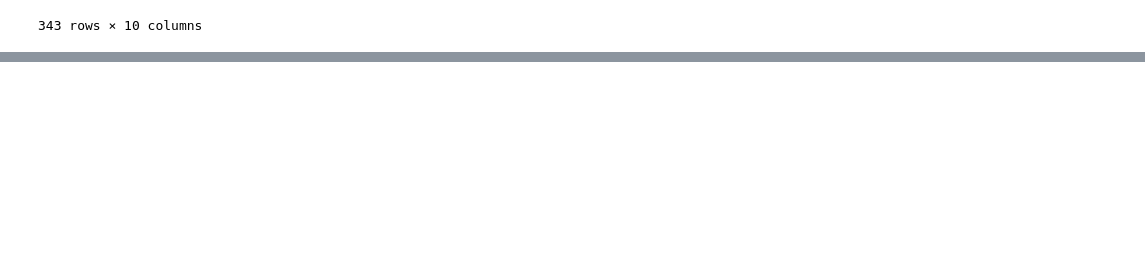
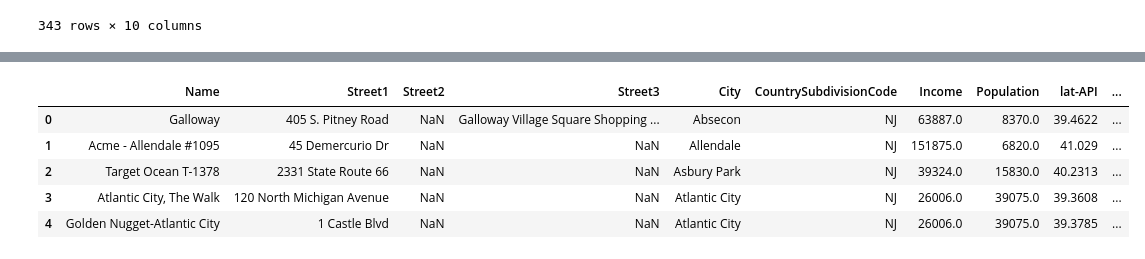
Before and after one commit to rmishra1990/Data-Gurus, a Jupyter notebook: Starbucks Proj 1.ipynb, the cells around one changed output, grey strips where cells are left out. Saved outputs shown, nothing was run; the diff lists cells and outputs as text; code cells hidden in the pictures; blank space fills up the shorter version.

```diff
--- a/Starbucks Proj 1.ipynb
+++ b/Starbucks Proj 1.ipynb
@@ -179,0 +239,6 @@ Name: City, Length: 166, dtype: int64
+# %%
+# use iterrows to iterate through pandas dataframe
+for index, row in starbucks_df.iterrows():
+    starbucks_df['target search add'] = starbucks_df['Street1'] + "," + starbucks_df['City'] + "," + starbucks_df['CountrySubdivisionCode']
+
+starbucks_df
@@ -179,0 +264,22 @@ Name: City, Length: 166, dtype: int64
+# %%
+
+# use iterrows to iterate through pandas dataframe
+for index, row in starbucks_df.iterrows():
+
+    try:
+
+        # Target address
+        target_address = row['target search add']
+
+        # Build the endpoint URL
+        target_url = ('https://maps.googleapis.com/maps/api/geocode/json?'
+        'address={0}&key={1}').format(target_address, gkey)
+
+        geo_data = requests.get(target_url).json()
+        lat = geo_data["results"][0]["geometry"]["location"]["lat"]
+        lng = geo_data["results"][0]["geometry"]["location"]["lng"]
+
+        starbucks_df.loc[index, 'lat-API'] = lat
+        starbucks_df.loc[index, 'long-API'] = lng
+    except:
+        print("error " + str(index))
@@ -179,0 +309,11 @@ Name: City, Length: 166, dtype: int64
+# %%
+starbucks_df =starbucks_df.drop(columns=['Latitude', 'Longitude'])
+starbucks_df =
+starbucks_df.head()
+# %% [output]
+|  | Name | Street1 | Street2 | Street3 | City | CountrySubdivisionCode | Income | Population | lat-API | ... |
+| 0 | Galloway | 405 S. Pitney Road | NaN | Galloway Village Square Shopping ... | Absecon | NJ | 63887.0 | 8370.0 | 39.4622 | ... |
+| 1 | Acme - Allendale #1095 | 45 Demercurio Dr | NaN | NaN | Allendale | NJ | 151875.0 | 6820.0 | 41.029 | ... |
+| 2 | Target Ocean T-1378 | 2331 State Route 66 | NaN | NaN | Asbury Park | NJ | 39324.0 | 15830.0 | 40.2313 | ... |
+| 3 | Atlantic City, The Walk | 120 North Michigan Avenue | NaN | NaN | Atlantic City | NJ | 26006.0 | 39075.0 | 39.3608 | ... |
+| 4 | Golden Nugget-Atlantic City | 1 Castle Blvd | NaN | NaN | Atlantic City | NJ | 26006.0 | 39075.0 | 39.3785 | ... |
```
Also changed, not shown: parts of 12 cells of this notebook, 10 other files.
